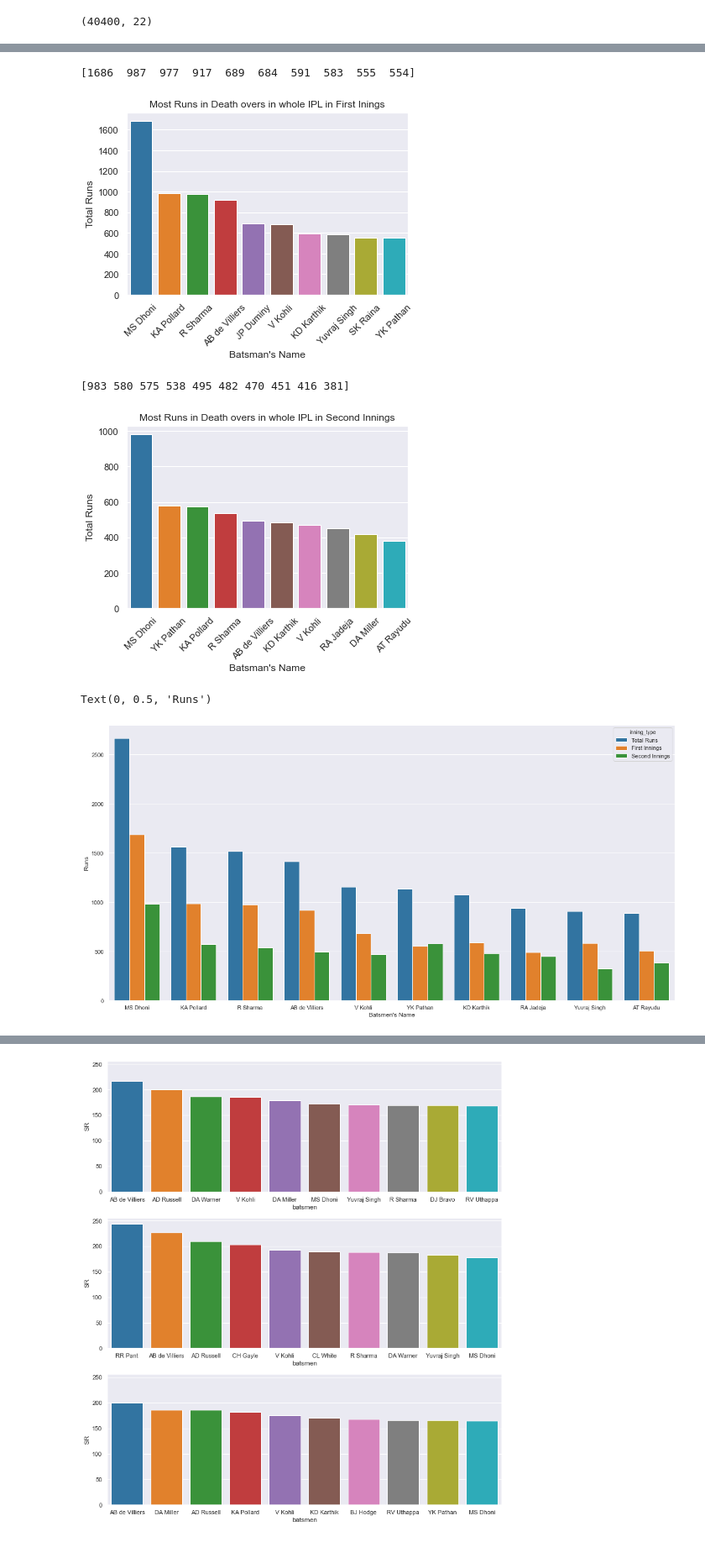
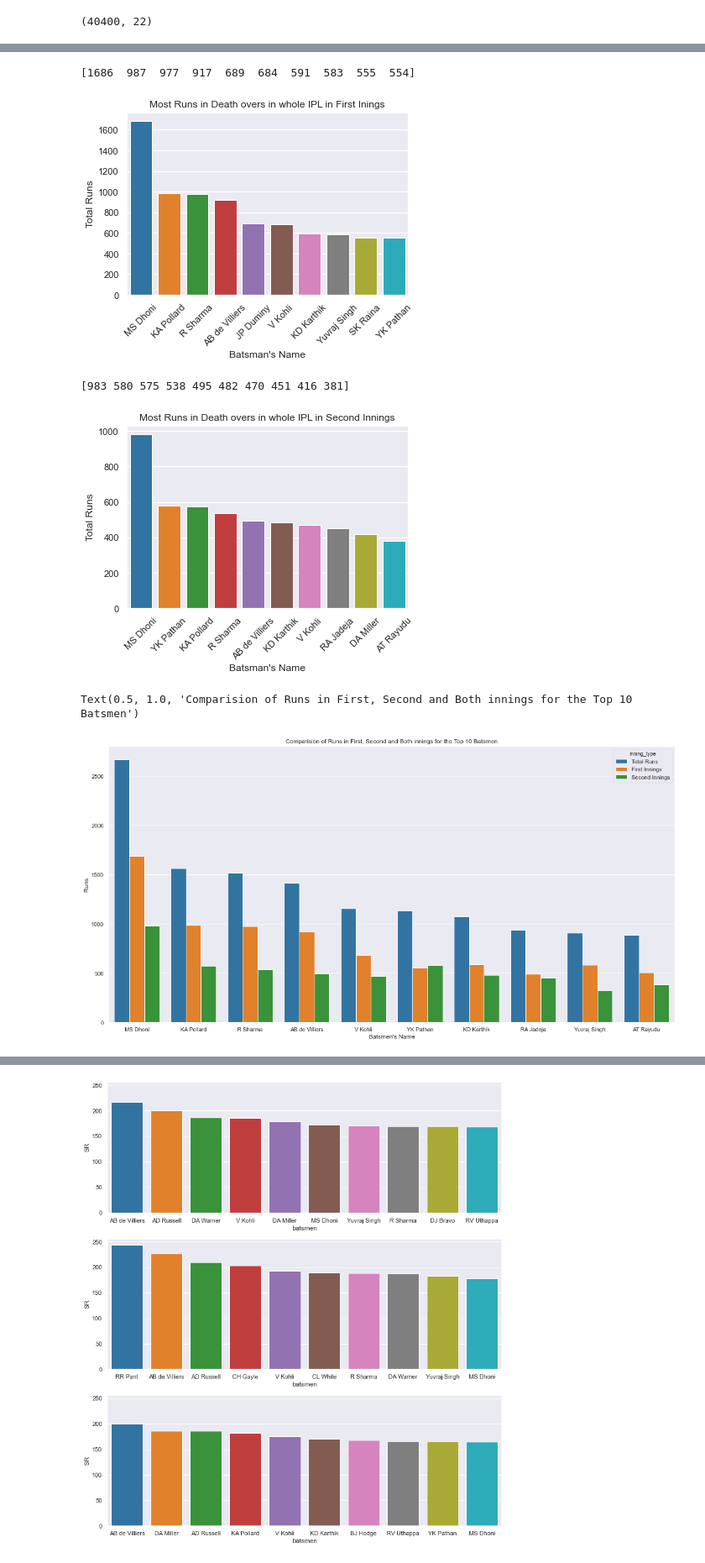
Before and after one commit to sakshamj74/IPL-Analysis, a Jupyter notebook: Death Over Analysis.ipynb, the cells around one changed output, grey strips where cells are left out. Shown at 84% size. Cells and saved outputs as stored; diff of their text form; code cells hidden in the pictures.

```diff
--- a/Death Over Analysis.ipynb
+++ b/Death Over Analysis.ipynb
@@ -108,35 +109,36 @@ def Task_1_c(df):
     ax.set_xlabel('Batsman\'s Name')
     ax.set_ylabel('Total Runs')
     plt.show()
     return df_bat
 
 df_bat_1 = Task_1_a(df)
 df_bat_2 = Task_1_b(df)
 df_bat_3 = Task_1_c(df)
 
 player_name = df_bat_1['batsman'][:10].values
 first_runs = [ df_bat_2[df_bat_2['batsman']==i]['total_runs'].values[0] for i in player_name ]
 second_runs = [ df_bat_3[df_bat_3['batsman']==i]['total_runs'].values[0] for i in player_name ]
 total_runs = df_bat_1['total_runs'][:10].values
 tmp = []
 for i in range(len(player_name)):
     tmp.append([player_name[i], total_runs[i], 'Total Runs'])
     tmp.append([player_name[i], first_runs[i], 'First Innings'])
     tmp.append([player_name[i], second_runs[i], 'Second Innings'])
 df_bats = pd.DataFrame(tmp, columns = ['batsmen', 'runs', 'inning_type'])
 fig, axes = plt.subplots(figsize=(20,10))
 ax = sns.barplot(data = df_bats, x='batsmen', y='runs', hue='inning_type', ax=axes)
 ax.set_xlabel('Batsmen\'s Name')
 ax.set_ylabel('Runs')
+plt.title('Comparision of Runs in First, Second and Both innings for the Top 10 Batsmen')
 # %% [output]
 [2669 1562 1515 1412 1154 1134 1073  940  911  887]
 [figure]
 [1686  987  977  917  689  684  591  583  555  554]
 [figure]
 [983 580 575 538 495 482 470 451 416 381]
 [figure]
-Text(0, 0.5, 'Runs')
+Text(0.5, 1.0, 'Comparision of Runs in First, Second and Both innings for the Top 10 Batsmen')
-[figure, old version]
+[figure, new version]
 # %%
 df.head(1)
 # %% [output]
```
Also changed, not shown: parts of 2 cells of this notebook.
